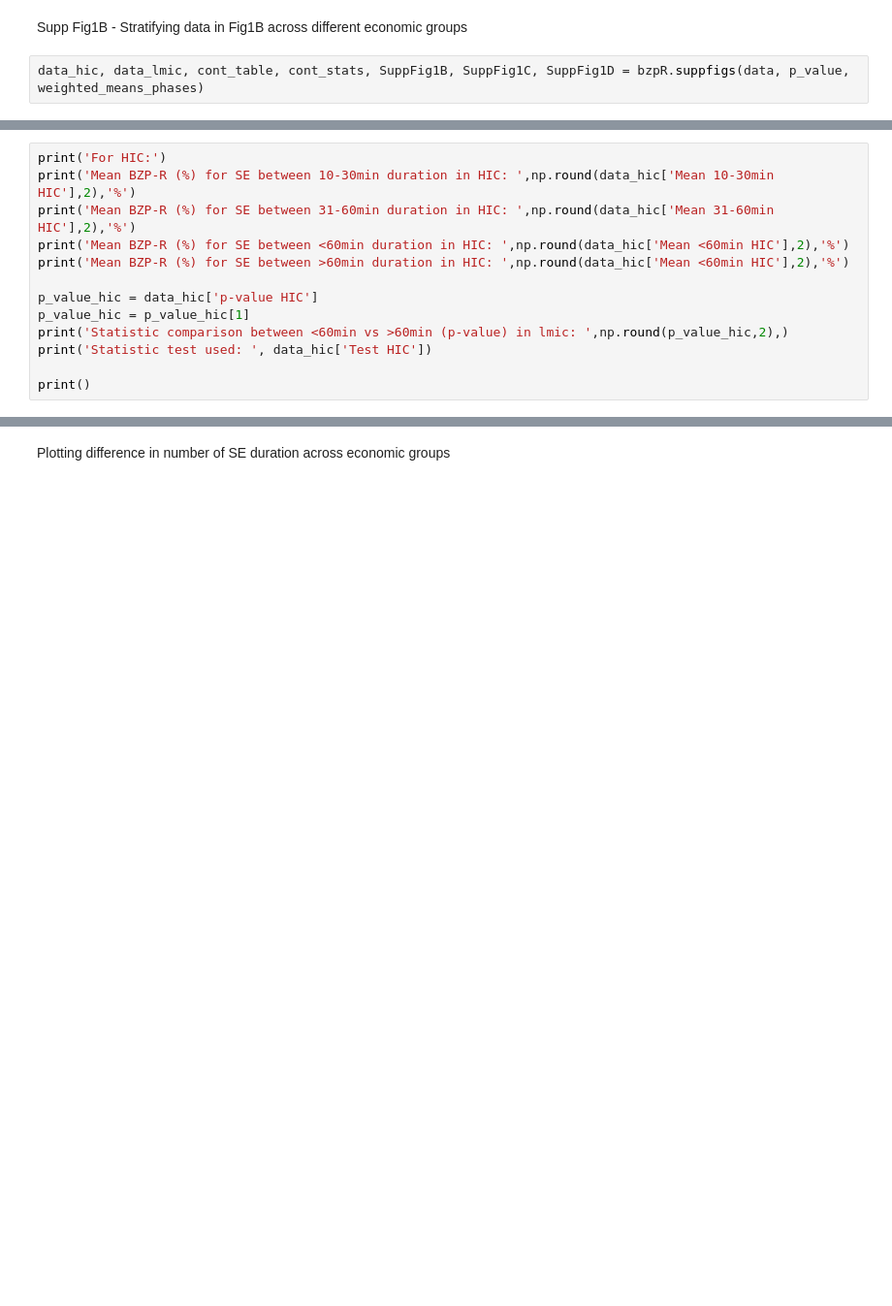
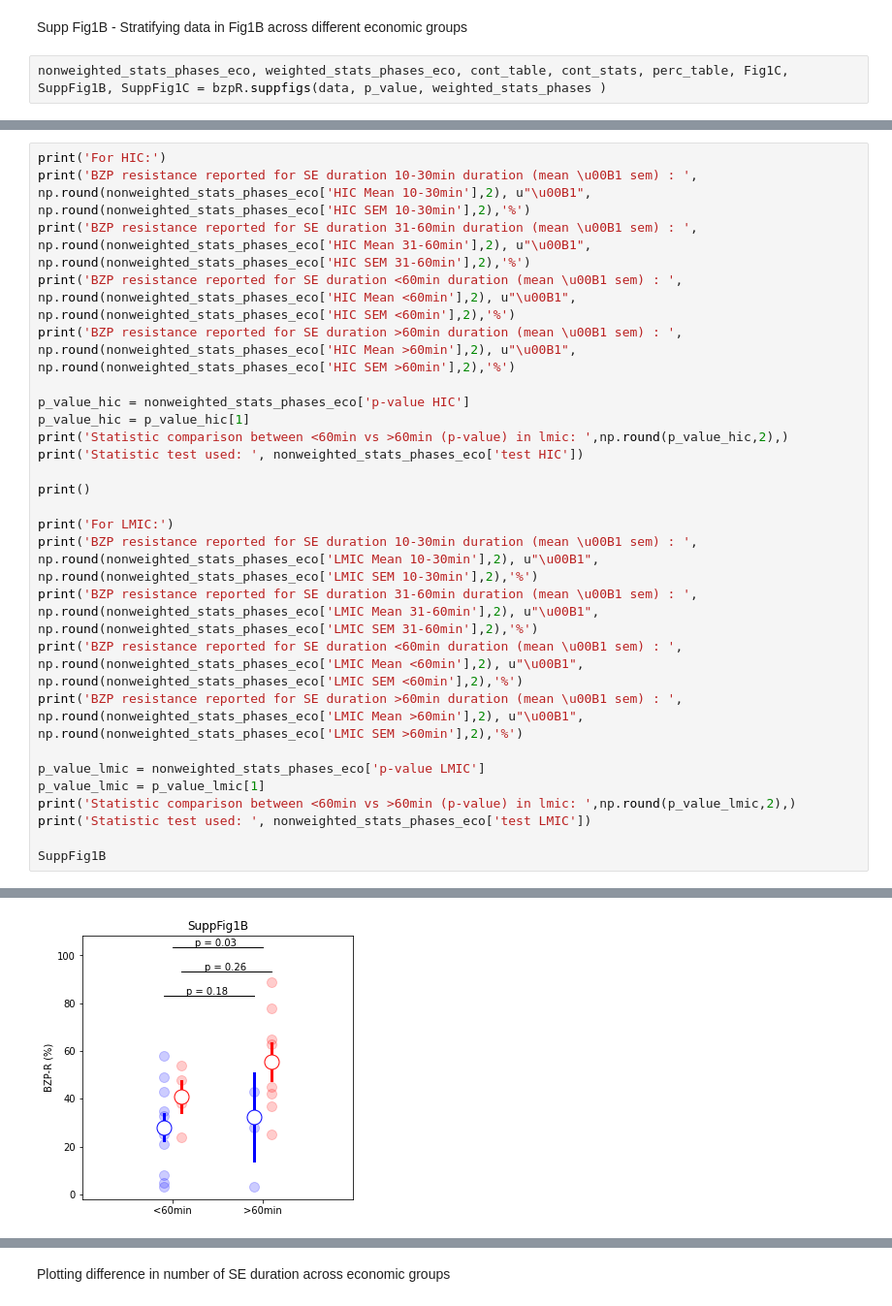
Before and after one commit to richardjburman/bzp_review, a Jupyter notebook: Fig 1/Fig1.ipynb, the cells around one changed output, grey strips where cells are left out. Shown at 97% size. Drawn from its saved outputs; the diff is of its cells as text; blank space fills up the shorter version.

```diff
--- a/Fig 1/Fig1.ipynb
+++ b/Fig 1/Fig1.ipynb
@@ -137,5 +153,5 @@ Fig1B.savefig('Fig1B' + '.svg', format='svg')
 # %% [markdown]
 Supp Fig1B - Stratifying data in Fig1B across different economic groups
 # %%
-data_hic, data_lmic, cont_table, cont_stats, SuppFig1B, SuppFig1C, SuppFig1D = bzpR.suppfigs(data, p_value, weighted_means_phases)
+nonweighted_stats_phases_eco, weighted_stats_phases_eco, cont_table, cont_stats, perc_table, Fig1C, SuppFig1B, SuppFig1C = bzpR.suppfigs(data, p_value, weighted_stats_phases )
 # %% [markdown]
@@ -143,15 +159,28 @@ Data from studies produced by High-income (HIC) countries:
 # %%
 print('For HIC:')
-print('Mean BZP-R (%) for SE between 10-30min duration in HIC: ',np.round(data_hic['Mean 10-30min HIC'],2),'%')
-print('Mean BZP-R (%) for SE between 31-60min duration in HIC: ',np.round(data_hic['Mean 31-60min HIC'],2),'%')
-print('Mean BZP-R (%) for SE between <60min duration in HIC: ',np.round(data_hic['Mean <60min HIC'],2),'%')
-print('Mean BZP-R (%) for SE between >60min duration in HIC: ',np.round(data_hic['Mean <60min HIC'],2),'%')
+print('BZP resistance reported for SE duration 10-30min duration (mean \u00B1 sem) : ', np.round(nonweighted_stats_phases_eco['HIC Mean 10-30min'],2), u"\u00B1", np.round(nonweighted_stats_phases_eco['HIC SEM 10-30min'],2),'%')
+print('BZP resistance reported for SE duration 31-60min duration (mean \u00B1 sem) : ', np.round(nonweighted_stats_phases_eco['HIC Mean 31-60min'],2), u"\u00B1", np.round(nonweighted_stats_phases_eco['HIC SEM 31-60min'],2),'%')
+print('BZP resistance reported for SE duration <60min duration (mean \u00B1 sem) : ', np.round(nonweighted_stats_phases_eco['HIC Mean <60min'],2), u"\u00B1", np.round(nonweighted_stats_phases_eco['HIC SEM <60min'],2),'%')
+print('BZP resistance reported for SE duration >60min duration (mean \u00B1 sem) : ', np.round(nonweighted_stats_phases_eco['HIC Mean >60min'],2), u"\u00B1", np.round(nonweighted_stats_phases_eco['HIC SEM >60min'],2),'%')
 
-p_value_hic = data_hic['p-value HIC']
+p_value_hic = nonweighted_stats_phases_eco['p-value HIC']
 p_value_hic = p_value_hic[1]
 print('Statistic comparison between <60min vs >60min (p-value) in lmic: ',np.round(p_value_hic,2),)
-print('Statistic test used: ', data_hic['Test HIC'])
+print('Statistic test used: ', nonweighted_stats_phases_eco['test HIC'])
 
 print()
+
+print('For LMIC:')
+print('BZP resistance reported for SE duration 10-30min duration (mean \u00B1 sem) : ', np.round(nonweighted_stats_phases_eco['LMIC Mean 10-30min'],2), u"\u00B1", np.round(nonweighted_stats_phases_eco['LMIC SEM 10-30min'],2),'%')
+print('BZP resistance reported for SE duration 31-60min duration (mean \u00B1 sem) : ', np.round(nonweighted_stats_phases_eco['LMIC Mean 31-60min'],2), u"\u00B1", np.round(nonweighted_stats_phases_eco['LMIC SEM 31-60min'],2),'%')
+print('BZP resistance reported for SE duration <60min duration (mean \u00B1 sem) : ', np.round(nonweighted_stats_phases_eco['LMIC Mean <60min'],2), u"\u00B1", np.round(nonweighted_stats_phases_eco['LMIC SEM <60min'],2),'%')
+print('BZP resistance reported for SE duration >60min duration (mean \u00B1 sem) : ', np.round(nonweighted_stats_phases_eco['LMIC Mean >60min'],2), u"\u00B1", np.round(nonweighted_stats_phases_eco['LMIC SEM >60min'],2),'%')
+
+p_value_lmic = nonweighted_stats_phases_eco['p-value LMIC']
+p_value_lmic = p_value_lmic[1]
+print('Statistic comparison between <60min vs >60min (p-value) in lmic: ',np.round(p_value_lmic,2),)
+print('Statistic test used: ', nonweighted_stats_phases_eco['test LMIC'])
+
+SuppFig1B
 # %% [output]
 For HIC:
@@ -163,0 +201 @@ Statistic test used:  unpaired t-test
+[figure, added]
```
Also changed, not shown: parts of 26 cells of this notebook, 18 other files.
